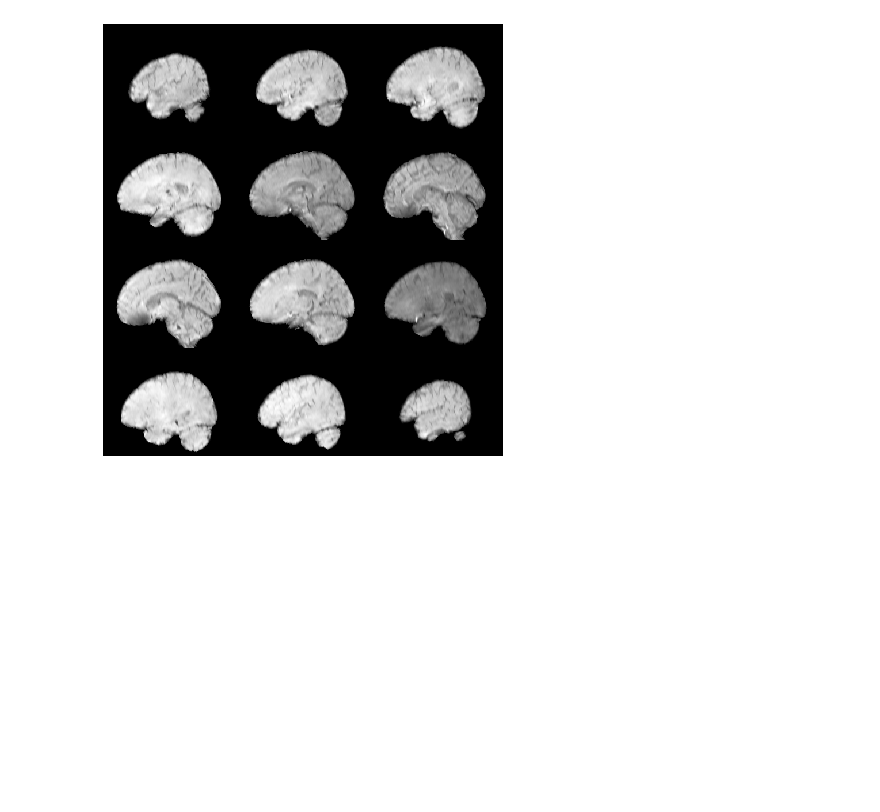
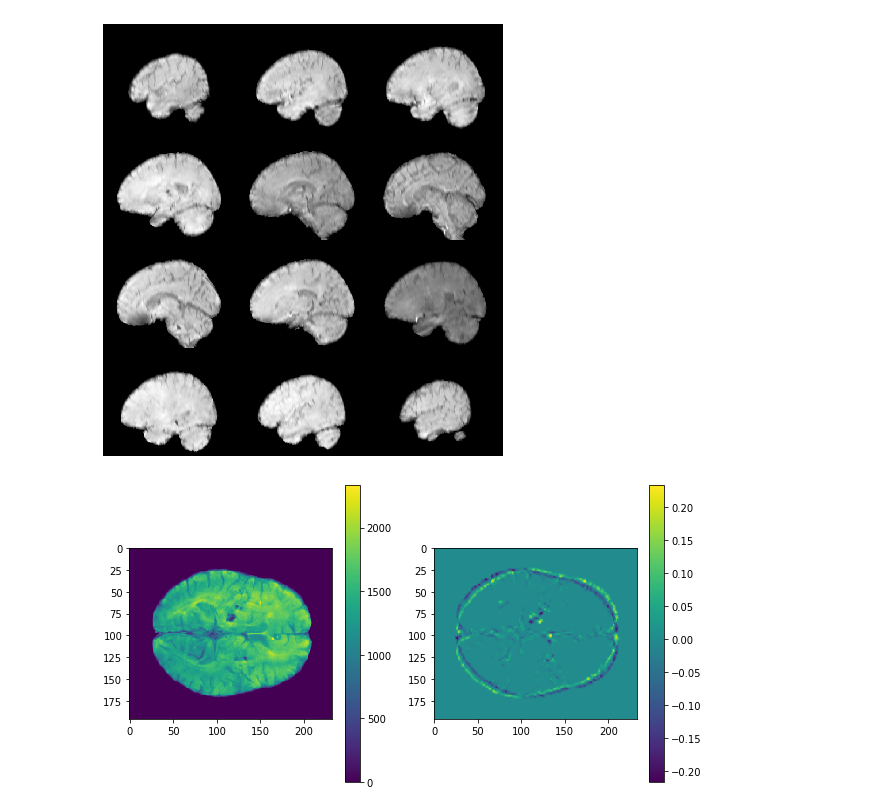
Before and after one commit to ZAKAUDD/pfca, a Jupyter notebook: processing_algorithm.ipynb, the cells around one changed output. Drawn from its saved outputs; the diff is of its cells as text; code cells hidden in the pictures; blank space fills up the shorter version.

```diff
--- a/processing_algorithm.ipynb
+++ b/processing_algorithm.ipynb
@@ -148,0 +166,15 @@ p2_mni.plot()
+# %%
+p2_arr = p2_mni.numpy()  #conversion of ant image into the numpy image
+# %%
+points_of_int = frst.frst(p2_arr[:,:,79], 3,0.3,0.2,1,mode = 'BOTH')
+# %%
+figure(figsize = (10,12))
+subplot(2,2,1)
+imshow(p2_arr[:,:,79])
+colorbar()
+subplot(2,2,2)
+imshow(points_of_int[:197,:233])
+colorbar()
+show()
+# %% [output]
+[figure, added]
```
Also changed, not shown: parts of 13 cells of this notebook.
